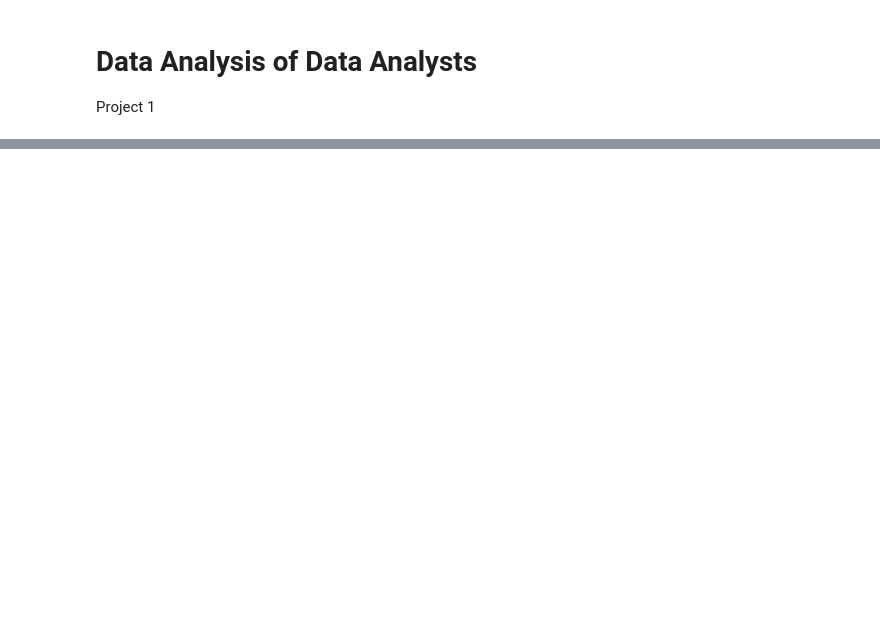
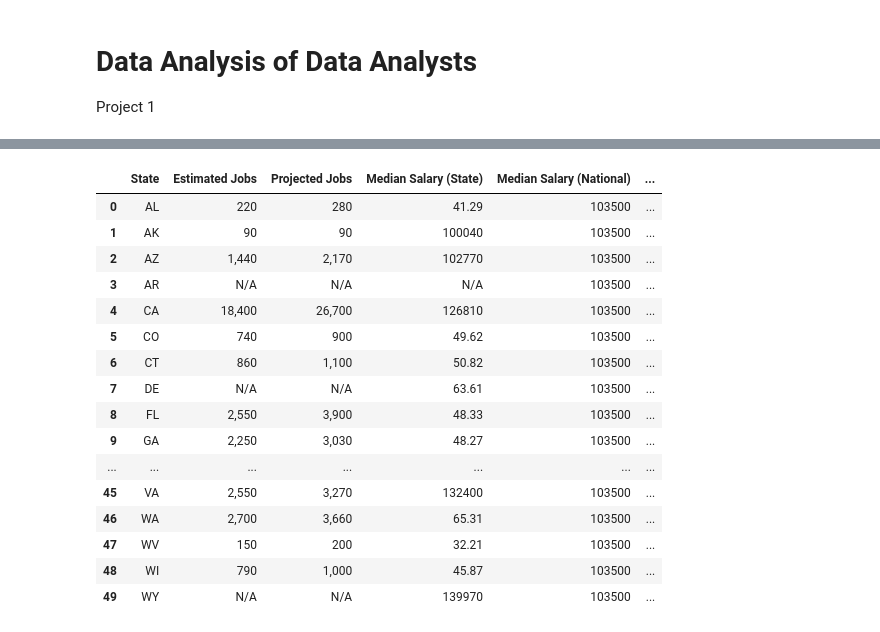
Before and after one commit to peatk/Group3_Project_-1, a Jupyter notebook: DataAnalysisDataAnalysts.ipynb, the cells around one changed output, grey strips where cells are left out. Cells and saved outputs as stored; diff of their text form; code cells hidden in the pictures; blank space fills up the shorter version.

```diff
--- a/DataAnalysisDataAnalysts.ipynb
+++ b/DataAnalysisDataAnalysts.ipynb
@@ -63,0 +96,73 @@ response
+# %%
+# api_url = f'''https://api.careeronestop.org/v1/occupation/{acct_id}/Data%20Scientists/Los%20Angeles%2CCA?training=false
+# &interest=false&videos=false&tasks=false&dwas=false&wages=true
+# &alternateOnetTitles=false&projectedEmployment=false&ooh=false
+# &stateLMILinks=false&relatedOnetTitles=false&skills=false&knowledge=false
+# &ability=false&trainingPrograms=false'''
+
+# headers = {"Authorization": f"Bearer {api_key}"}
+base_url = "https://api.careeronestop.org/v1/occupation"
+training ="false"
+interest ="false"
+videos = "false"
+tasks = "false"
+dwas ="false"
+wages = "true"
+alternateOnetTitles = "false"
+projectedEmployment = "true"
+ooh ="false"
+stateLMILinks = "false"
+relatedOnetTitles ="false"
+skills ="false"
+knowledge ="false"
+ability = "false"
+trainingPrograms ="false"
+params = {"training":training,
+         "interest":interest,
+         "videos":videos,
+         "tasks":tasks,
+         "dwas":dwas,
+         "wages":wages,
+         "alternateOnetTitles":alternateOnetTitles,
+         "projectedEmployment":projectedEmployment,
+         "ooh":ooh,
+         "stateLMILinks":stateLMILinks,
+         "relatedOnetTitles":relatedOnetTitles,
+         "skills":skills,
+         "knowledge":knowledge,
+         "ability":ability,
+         "trainingPrograms":trainingPrograms}
+counter = 1
+
+
+for index, row in states_df.iterrows():
+
+    state = states_df.loc[index,"State"]
+    api_url_2 = f"{base_url}/{acct_id}/Data%20Scientists/{state}?{params}"
+    response_2= requests.get(api_url_2,headers=headers,params=params).json()
+
+
+    try:
+        states_df.loc[index,"Projected Jobs"] = response_2["OccupationDetail"][0]["Projections"]["Projections"][0]["ProjectedEmployment"]
+        states_df.loc[index,"Median Salary (National)"] = response_2["OccupationDetail"][0]["Wages"]["NationalWagesList"][0]["Median"]
+        states_df.loc[index,"Estimated Jobs"] = response_2["OccupationDetail"][0]["Projections"]["Projections"][0]["EstimatedEmployment"]
+        states_df.loc[index,"Median Salary (State)"] = response_2["OccupationDetail"][0]["Wages"]["StateWagesList"][0]["Median"]
+        print(f"Retrieving Data for {state}: {counter}/50")
+        counter = counter +1
+        if response_2["OccupationDetail"][0]["Projections"]["Projections"][0]["EstimatedEmployment"] == "168,900":
+            states_df.loc[index,"Estimated Jobs"] = "N/A"
+            states_df.loc[index,"Projected Jobs"] = "N/A"
+
+    except:
+
+        states_df.loc[index,"Median Salary (State)"] = "N/A"
+
+        print(f"Information Unavailable for {state}")
+        counter = counter+1
+        if response_2["OccupationDetail"][0]["Projections"]["Projections"][0]["EstimatedEmployment"] == "168,900":
+            states_df.loc[index,"Estimated Jobs"] = "N/A"
+            states_df.loc[index,"Projected Jobs"] = "N/A"
+
+
+states_df
+# %% [output]
@@ -63,0 +186,17 @@ response
+|  | State | Estimated Jobs | Projected Jobs | Median Salary (State) | Median Salary (National) | ... |
+| 0 | AL | 220 | 280 | 41.29 | 103500 | ... |
+| 1 | AK | 90 | 90 | 100040 | 103500 | ... |
+| 2 | AZ | 1,440 | 2,170 | 102770 | 103500 | ... |
+| 3 | AR | N/A | N/A | N/A | 103500 | ... |
+| 4 | CA | 18,400 | 26,700 | 126810 | 103500 | ... |
+| 5 | CO | 740 | 900 | 49.62 | 103500 | ... |
+| 6 | CT | 860 | 1,100 | 50.82 | 103500 | ... |
+| 7 | DE | N/A | N/A | 63.61 | 103500 | ... |
+| 8 | FL | 2,550 | 3,900 | 48.33 | 103500 | ... |
+| 9 | GA | 2,250 | 3,030 | 48.27 | 103500 | ... |
+| ... | ... | ... | ... | ... | ... | ... |
+| 45 | VA | 2,550 | 3,270 | 132400 | 103500 | ... |
+| 46 | WA | 2,700 | 3,660 | 65.31 | 103500 | ... |
+| 47 | WV | 150 | 200 | 32.21 | 103500 | ... |
+| 48 | WI | 790 | 1,000 | 45.87 | 103500 | ... |
+| 49 | WY | N/A | N/A | 139970 | 103500 | ... |
```
Also changed, not shown: parts of 7 cells of this notebook.
